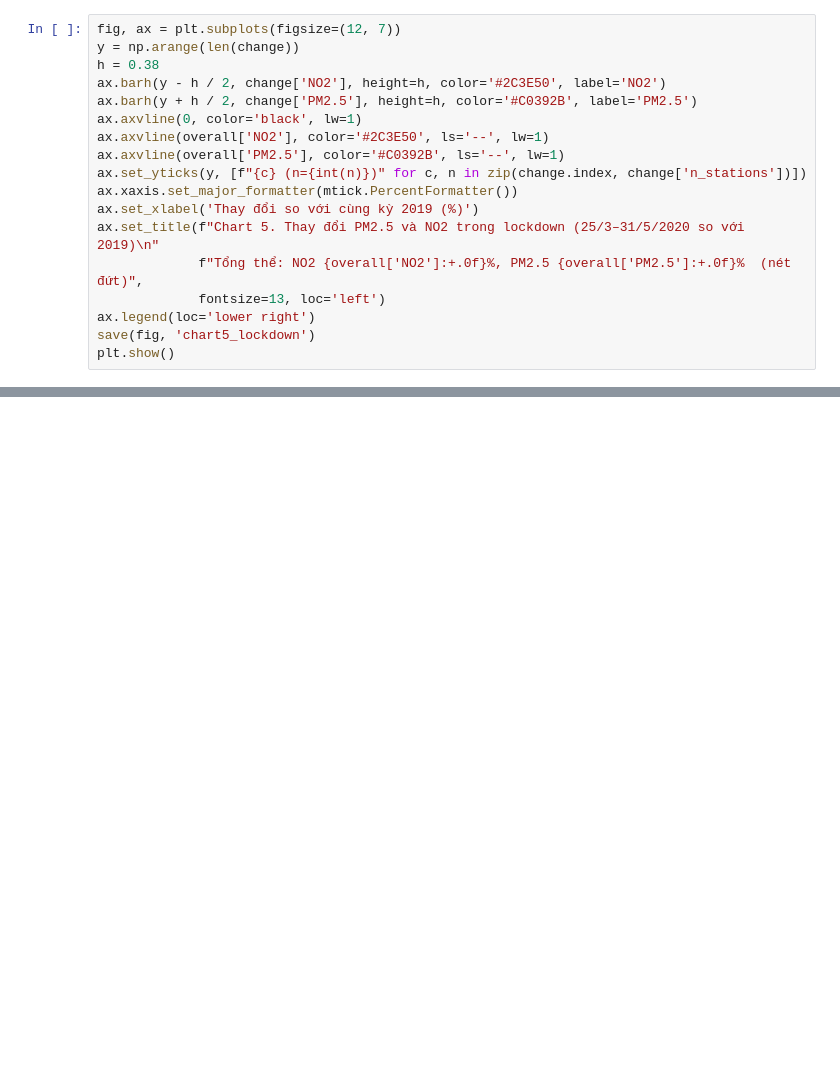
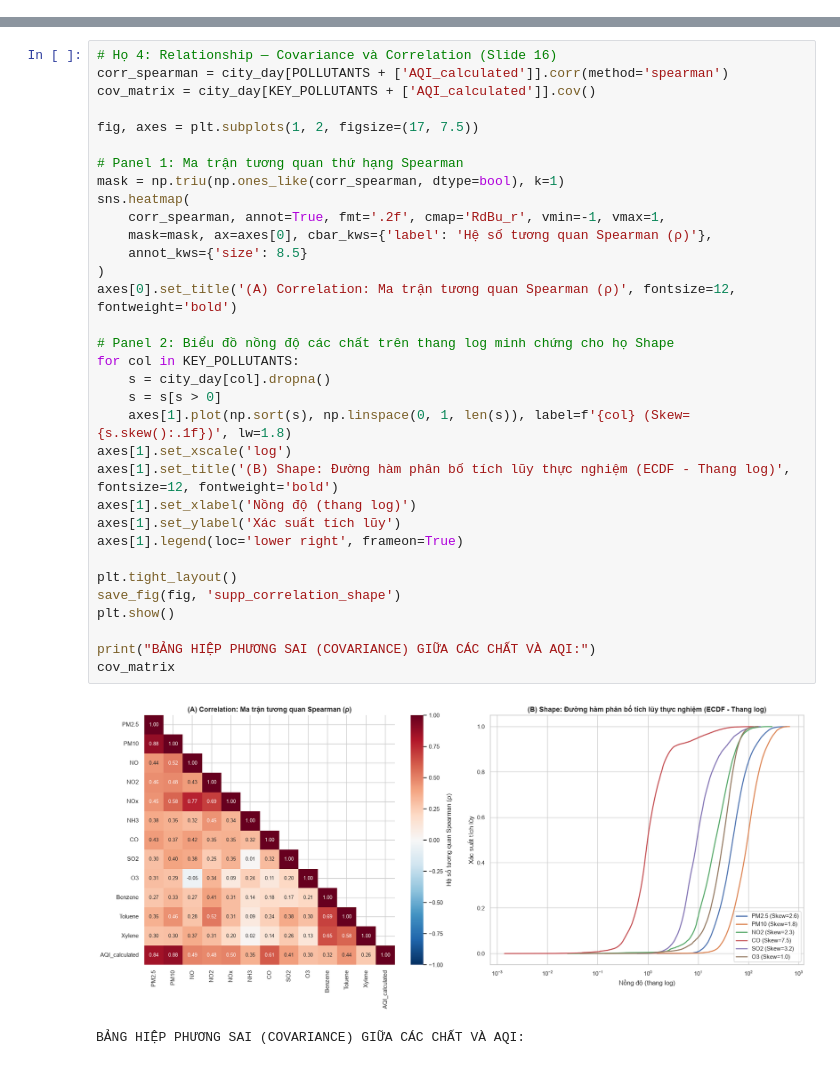
Before and after one commit to duo-3-nguyen/data-science-nhom-2, a Jupyter notebook: notebooks/04_eda.ipynb, the cells around one changed output, grey strips where cells are left out. Drawn from its saved outputs; the diff is of its cells as text; blank space fills up the shorter version.

```diff
--- a/notebooks/04_eda.ipynb
+++ b/notebooks/04_eda.ipynb
@@ -540,18 +0,0 @@ Thay đổi tổng thể (2020 so với 2019): {'PM2.5': '-35.1%', 'NO2': '-41.1
-# %%
-fig, ax = plt.subplots(figsize=(12, 7))
-y = np.arange(len(change))
-h = 0.38
-ax.barh(y - h / 2, change['NO2'], height=h, color='#2C3E50', label='NO2')
-ax.barh(y + h / 2, change['PM2.5'], height=h, color='#C0392B', label='PM2.5')
-ax.axvline(0, color='black', lw=1)
-ax.axvline(overall['NO2'], color='#2C3E50', ls='--', lw=1)
-ax.axvline(overall['PM2.5'], color='#C0392B', ls='--', lw=1)
-ax.set_yticks(y, [f"{c} (n={int(n)})" for c, n in zip(change.index, change['n_stations'])])
-ax.xaxis.set_major_formatter(mtick.PercentFormatter())
-ax.set_xlabel('Thay đổi so với cùng kỳ 2019 (%)')
-ax.set_title(f"Chart 5. Thay đổi PM2.5 và NO2 trong lockdown (25/3–31/5/2020 so với 2019)\n"
-             f"Tổng thể: NO2 {overall['NO2']:+.0f}%, PM2.5 {overall['PM2.5']:+.0f}%  (nét đứt)",
-             fontsize=13, loc='left')
-ax.legend(loc='lower right')
-save(fig, 'chart5_lockdown')
-plt.show()
@@ -573,0 +228,36 @@ plt.show()
+# %%
+# Họ 4: Relationship — Covariance và Correlation (Slide 16)
+corr_spearman = city_day[POLLUTANTS + ['AQI_calculated']].corr(method='spearman')
+cov_matrix = city_day[KEY_POLLUTANTS + ['AQI_calculated']].cov()
+
+fig, axes = plt.subplots(1, 2, figsize=(17, 7.5))
+
+# Panel 1: Ma trận tương quan thứ hạng Spearman
+mask = np.triu(np.ones_like(corr_spearman, dtype=bool), k=1)
+sns.heatmap(
+    corr_spearman, annot=True, fmt='.2f', cmap='RdBu_r', vmin=-1, vmax=1,
+    mask=mask, ax=axes[0], cbar_kws={'label': 'Hệ số tương quan Spearman (ρ)'},
+    annot_kws={'size': 8.5}
+)
+axes[0].set_title('(A) Correlation: Ma trận tương quan Spearman (ρ)', fontsize=12, fontweight='bold')
+
+# Panel 2: Biểu đồ nồng độ các chất trên thang log minh chứng cho họ Shape
+for col in KEY_POLLUTANTS:
+    s = city_day[col].dropna()
+    s = s[s > 0]
+    axes[1].plot(np.sort(s), np.linspace(0, 1, len(s)), label=f'{col} (Skew={s.skew():.1f})', lw=1.8)
+axes[1].set_xscale('log')
+axes[1].set_title('(B) Shape: Đường hàm phân bố tích lũy thực nghiệm (ECDF - Thang log)', fontsize=12, fontweight='bold')
+axes[1].set_xlabel('Nồng độ (thang log)')
+axes[1].set_ylabel('Xác suất tích lũy')
+axes[1].legend(loc='lower right', frameon=True)
+
+plt.tight_layout()
+save_fig(fig, 'supp_correlation_shape')
+plt.show()
+
+print("BẢNG HIỆP PHƯƠNG SAI (COVARIANCE) GIỮA CÁC CHẤT VÀ AQI:")
+cov_matrix
+# %% [output]
+[figure, added]
+BẢNG HIỆP PHƯƠNG SAI (COVARIANCE) GIỮA CÁC CHẤT VÀ AQI:
```
Also changed, not shown: parts of 92 cells of this notebook, 9 other files.
